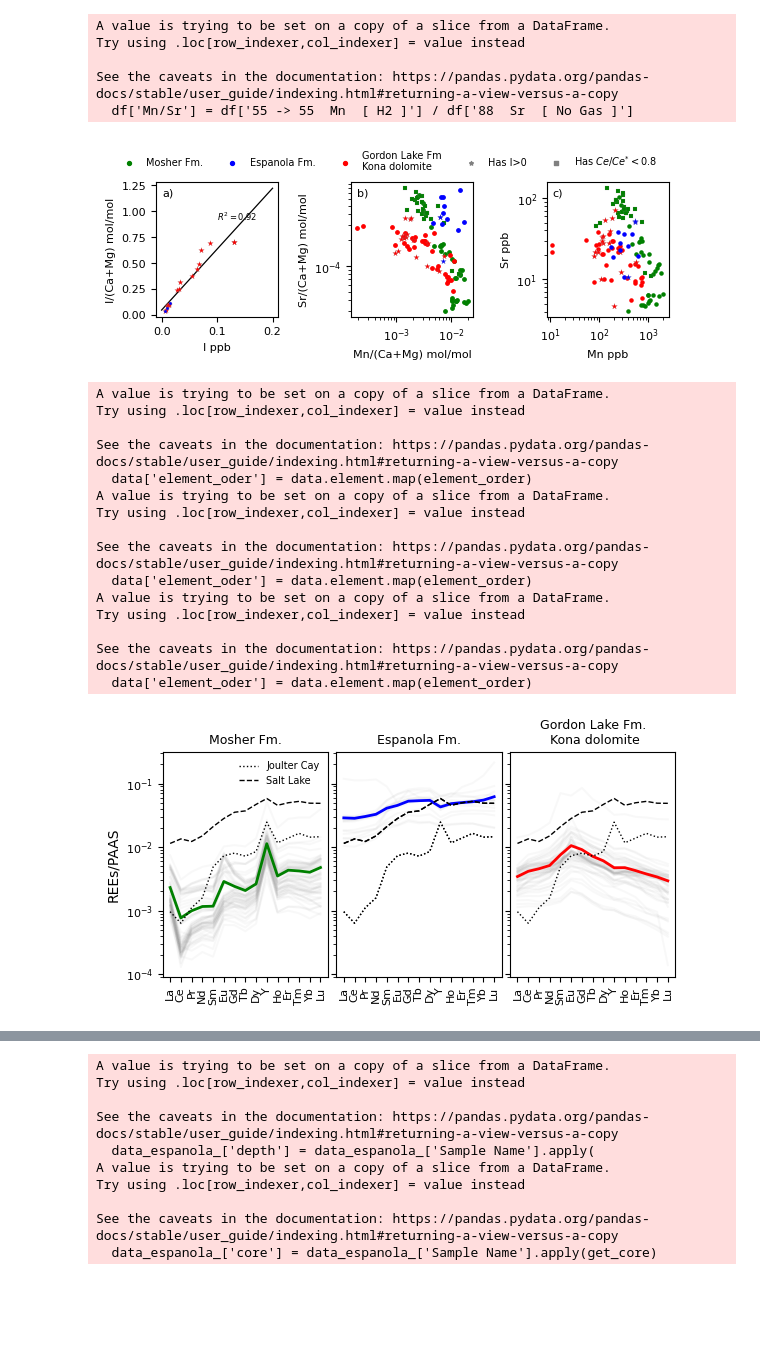
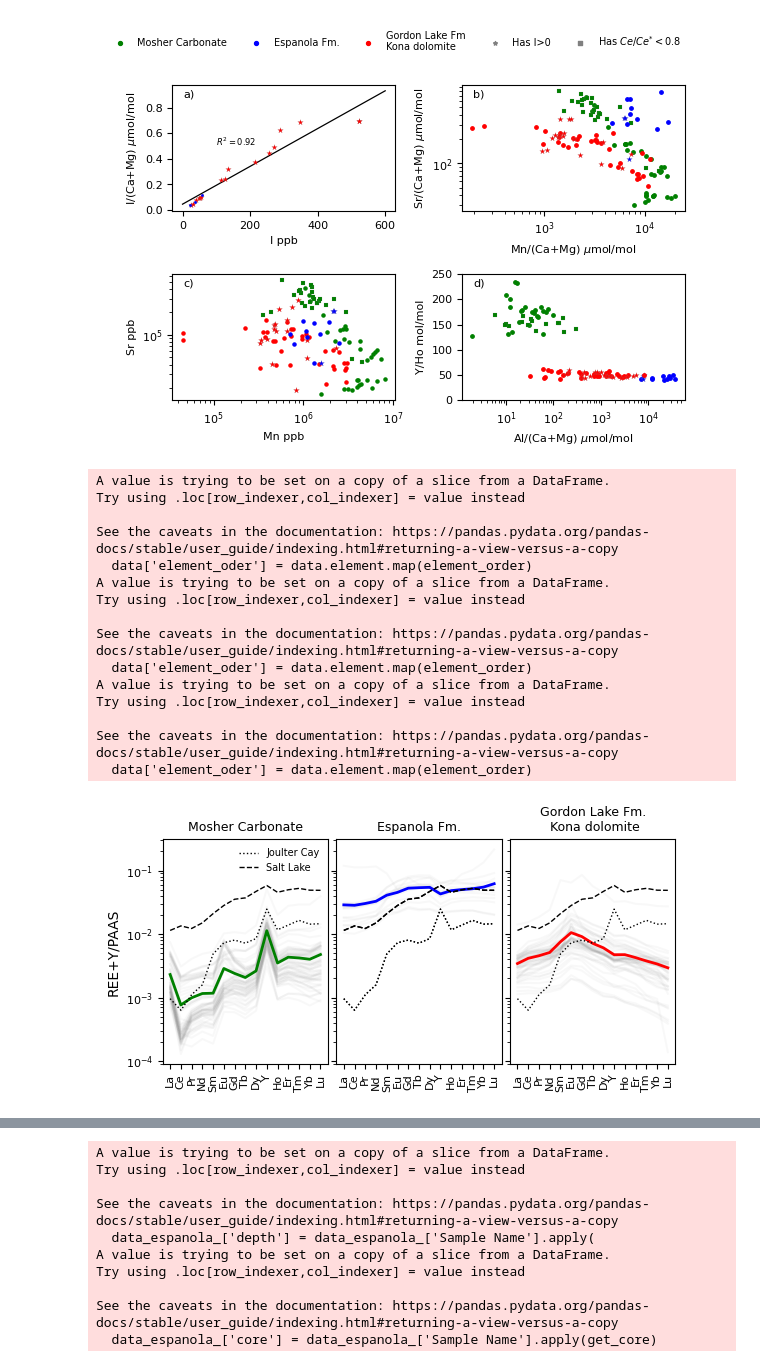
Before and after one commit to DanyIvan/Iodine_vs_cerium_anomalies_GOE, a Jupyter notebook: publication_plots.ipynb, the cells around one changed output, grey strips where cells are left out. Cells and saved outputs as stored; diff of their text form; code cells hidden in the pictures; blank space fills up the shorter version.

Commit message:
change units to micro mol/mol and include Y/Ho plot

```diff
--- a/publication_plots.ipynb
+++ b/publication_plots.ipynb
@@ -419,7 +415,7 @@ def I_vs_I():
     m = regress_params[0]
     b = regress_params[1]
     r2 = round(regress_params[2]**2, 2)
-    x_regress = np.linspace(0, 0.2, 34)
+    x_regress = np.linspace(0, 600, 40)
     y_regress = m*x_regress + b
 
     # plot i data
@@ -438,7 +434,7 @@ def I_vs_I():
         plt.scatter(x_, y_, color=colors[i], marker=markers[i], s=18, zorder=7,
                      edgecolor='gray', linewidth=0.1)
     plt.plot(x_regress, y_regress, color='k', zorder=0, lw=0.9)
-    plt.text(0.1, 0.91, r'$R^2=$' + str(r2), fontsize=6)
+    plt.text(100, 0.5, r'$R^2=$' + str(r2), fontsize=6)
 
 # variables included in cross plots
 vars = [
@@ -573,6 +569,7 @@ def plot_data(x, y, only_iodine=False, s=3):
         df['Mn/Sr'] = df['55 -> 55  Mn  [ H2 ]'] / df['88  Sr  [ No Gas ]']
         # convert to micro mol/mol
         df['I_mumol'] = df[I_str] * 1e6
+        df['Al_mumol'] = df['27  Al  [ No Gas ]'] * 1e6
         # for mosher samples plot data with and without ce anomalies with
         #  different markers
         if i ==0:
@@ -600,21 +597,22 @@ def plot_data(x, y, only_iodine=False, s=3):
 
 all_data['Mn/Sr'] = all_data['55 -> 55  Mn  [ H2 ]'] / all_data['88  Sr  [ No Gas ]']
 all_data['I_mumol'] = all_data[I_str] * 1e6
+all_data['Al_mumol'] = all_data['27  Al  [ No Gas ]'] * 1e6
 
 # included variables
 vars = ['d13c_sp', 'd18o_sp', 'I_mumol',
         # 'Mg/Ca',
-        'Mn/Sr',  '27  Al  [ No Gas ]',
+        'Mn/Sr',  'Al_mumol',
     'Ce_anomaly_geom', 'total_REE']
 
 # variable names
 names = [r'$\delta^{13}C$ ‰', r'$\delta^{18}O$ ‰', 'I/(Ca+Mg)\nµmol/mol',
     # 'Mg/Ca\nmol/mol',
-    'Mn/Sr\nmol/mol', 'Al/(Ca+Mg)\nmol/mol', r'$Ce/Ce^{*}$',
+    'Mn/Sr\nmol/mol', 'Al/(Ca+Mg)\nµmol/mol', r'$Ce/Ce^{*}$',
     r'$\sum \frac{REE}{Ca+Mg}$'+'\nmol/mol']
 
 # xlim and ylim for each variable
-lims = [(-13,10), (-25, -4), (0,0.8), (-50, 550), (1e-6,1), (0.4, 1.6), (1e-8, 1e-2)]
+lims = [(-13,10), (-25, -4), (0,0.8), (-50, 550), (0.1, 1e6), (0.4, 1.6), (1e-7, 1e-2)]
 
 # make cross plots
 for j, x in enumerate(vars):
@@ -626,7 +624,7 @@ for j, x in enumerate(vars):
             # make density plots in diagonal
             if i ==j:
                 #  use log scale for Al and total_REE
-                if x in ['27  Al  [ No Gas ]', 'total_REE']:
+                if x in ['Al_mumol', 'total_REE']:
                     sns.kdeplot(all_data[all_data['27  Al  [ No Gas ]']>0], x=x,
                         hue='formation', log_scale=True, fill=True,
                         palette=['b', 'r', 'g'], legend=0)
@@ -640,7 +638,7 @@ for j, x in enumerate(vars):
             # makes cross plots
             else:
                 #  use log scale for Al and total_REE
-                if y in ['27  Al  [ No Gas ]', 'total_REE']:
+                if y in ['Al_mumol', 'total_REE']:
                     plt.yscale('log')
                 plot_data(x, y)
             # apply lims
@@ -665,7 +663,7 @@ def make_handles(m,c,s, alpha=None, edgecolor=None, linewidth=None):
 handles = [make_handles("o","g", 8)] + [make_handles("o","b", 8)]  +\
     [make_handles("o","r", 8)] + [make_handles("*","gray", 8)] + [make_handles("s","gray", 8)]
 
-legend_labels =[ "Mosher Fm.", "Espanola Fm.", "Gordon Lake Fm\nKona dolomite",
+legend_labels =[ "Mosher Carbonate", "Espanola Fm.", "Gordon Lake Fm\nKona dolomite",
     "Has I>0",r'Has $Ce/Ce^{*} < 0.8$']
 
 plt.legend(handles, legend_labels, fontsize=8, frameon=0,
@@ -766,11 +764,10 @@ def Sr_vs_Mn_ppm():
                 linewidth=0.1)
 
 
-def plot_data(x, y, only_iodine=False, s=6):
+def plot_data(x, y, only_iodine=False, s=6, factorx=1, factory=1):
     '''Makes a cross plot'''
     df_list = [data_steep, data_espanola, data_gl]
     colors = ['g', 'b', 'r' ]
-    factor = 1e6 if y == I_str else 1
     for i, df in enumerate(df_list):
         df['Mn/Sr'] = df['55 -> 55  Mn  [ H2 ]'] / df['88  Sr  [ No Gas ]']
         df_iodine = df[df.has_iodine]
@@ -778,64 +775,69 @@ def plot_data(x, y, only_iodine=False, s=6):
         if i==0:
             df_neg = df[df.Ce_anomaly_geom < 0.8]
             df_no_neg = df[df.Ce_anomaly_geom >= 0.8]
-            plt.scatter(df_no_neg[x], df_no_neg[y],
+            plt.scatter(df_no_neg[x]*factorx, df_no_neg[y]*factory,
                     color=colors[i], s=s)
-            plt.scatter(df_neg[x], df_neg[y],
+            plt.scatter(df_neg[x]*factorx, df_neg[y]*factory,
                 color=colors[i], s=s*2, marker="s", edgecolor='gray', linewidth=0.1)
         else:
             if not only_iodine:
-                plt.scatter(df_no_iodine[x], df_no_iodine[y]*factor,
+                plt.scatter(df_no_iodine[x]*factorx, df_no_iodine[y]*factory,
                     color=colors[i], s=s)
-            plt.scatter(df_iodine[x], df_iodine[y]*factor,
+            plt.scatter(df_iodine[x]*factorx, df_iodine[y]*factory,
                 color=colors[i], s=s*3, marker='*', edgecolor='gray', linewidth=0.1)
 
-fig, axs = plt.subplots(1,3, figsize=(a4_x*0.8, a4_y*0.15))
+fig, axs = plt.subplots(2,2, figsize=(a4_x*0.8, a4_y*0.35))
 
-plt.sca(axs[0])
+plt.sca(axs[0][0])
 I_vs_I()
-axs[0].text(0.05, 0.9, str('a)'), transform=axs[0].transAxes, size=8)
+axs[0][0].text(0.05, 0.9, str('a)'), transform=axs[0][0].transAxes, size=8)
 plt.xlabel('I ppb', fontsize=8)
-plt.ylabel('I/(Ca+Mg) mol/mol', fontsize=8)
+plt.ylabel(r'I/(Ca+Mg) $\mu$mol/mol', fontsize=8)
 
-plt.sca(axs[1])
-plot_data('55 -> 55  Mn  [ H2 ]', '88  Sr  [ No Gas ]')
-plt.xlabel('Mn/(Ca+Mg) mol/mol', fontsize=8)
-plt.ylabel('Sr/(Ca+Mg) mol/mol', fontsize=8)
-axs[1].text(0.05, 0.9, str('b)'), transform=axs[1].transAxes, size=8)
+plt.sca(axs[0][1])
+plot_data('55 -> 55  Mn  [ H2 ]', '88  Sr  [ No Gas ]', factorx=1e6, factory=1e6)
+plt.xlabel('Mn/(Ca+Mg) $\mu$mol/mol', fontsize=8)
+plt.ylabel('Sr/(Ca+Mg) $\mu$mol/mol', fontsize=8)
+axs[0][1].text(0.05, 0.9, str('b)'), transform=axs[0][1].transAxes, size=8)
 plt.yscale('log')
 plt.xscale('log')
 
-plt.sca(axs[2])
+plt.sca(axs[1][0])
 Sr_vs_Mn_ppm()
-axs[2].text(0.05, 0.9, str('c)'), transform=axs[2].transAxes, size=8)
+axs[1][0].text(0.05, 0.9, str('c)'), transform=axs[1][0].transAxes, size=8)
 plt.xlabel('Mn ppb', fontsize=8)
 plt.ylabel('Sr ppb', fontsize=8)
 plt.yscale('log')
 plt.xscale('log')
 
+plt.sca(axs[1][1])
+plot_data(x='27  Al  [ No Gas ]', y='Y/Ho', factorx=1e6, factory=1)
+plt.xlabel('Al/(Ca+Mg) $\mu$mol/mol', fontsize=8)
+plt.ylabel('Y/Ho mol/mol', fontsize=8)
+plt.ylim([0, 250])
+axs[1][1].text(0.05, 0.9, str('d)'), transform=axs[1][1].transAxes, size=8)
+plt.xscale('log')
+# plt.xscale('log')
 
-plt.subplots_adjust(wspace=0.6, hspace=1)
+
+
+plt.subplots_adjust(wspace=0.3, hspace=0.5)
 
 def make_handles(m,c,s, alpha=None, edgecolor=None, linewidth=None):
         return plt.scatter([],[],marker=m, s=s, color=c, alpha=alpha,
              edgecolor=None, linewidth=None)
 handles = [make_handles("o","g", 8)] + [make_handles("o","b", 8)]  +\
     [make_handles("o","r", 8)] + [make_handles("*","gray", 8)] + [make_handles("s","gray", 8)]
 
-legend_labels =[ "Mosher Fm.", "Espanola Fm.", "Gordon Lake Fm\nKona dolomite",
+legend_labels =[ "Mosher Carbonate", "Espanola Fm.", "Gordon Lake Fm\nKona dolomite",
     "Has I>0",r'Has $Ce/Ce^{*} < 0.8$']
 
 plt.legend(handles, legend_labels, fontsize=7, frameon=0,
-    loc='upper center', ncol=5, bbox_to_anchor=(-1.3, 1.3))
+    loc='upper center', ncol=5, bbox_to_anchor=(-0.3, 3))
 
 plt.savefig('plots/cross_plots_additional.pdf',  bbox_inches='tight')
 # %% [output]
-A value is trying to be set on a copy of a slice from a DataFrame.
-Try using .loc[row_indexer,col_indexer] = value instead
-
-See the caveats in the documentation: https://pandas.pydata.org/pandas-docs/stable/user_guide/indexing.html#returning-a-view-versus-a-copy
-  df['Mn/Sr'] = df['55 -> 55  Mn  [ H2 ]'] / df['88  Sr  [ No Gas ]']
-[figure, old version]
+[figure, new version]
 # %%
 def get_REE_data(data, oxide_corrected=True):
     '''Gets REE/PAAS sample data'''
@@ -935,9 +937,9 @@ plt.plot(joulter_cays.element, joulter_cays_paas, color='k', lw=1, ls=':',
 plt.plot(salt_lake.element, salt_lake_paas, color='k', lw=1, ls='--',
     label='Salt Lake')
 plt.xticks( rotation=90)
-plt.ylabel('REEs/PAAS')
+plt.ylabel('REE+Y/PAAS')
 plt.legend(frameon=False, fontsize=7)
-plt.title('Mosher Fm.', fontsize=9)
+plt.title('Mosher Carbonate', fontsize=9)
 
 plt.sca(axs[1])
 plot_data('Espanola', 'b')
@@ -982,7 +984,7 @@ Try using .loc[row_indexer,col_indexer] = value instead
 
 See the caveats in the documentation: https://pandas.pydata.org/pandas-docs/stable/user_guide/indexing.html#returning-a-view-versus-a-copy
   data['element_oder'] = data.element.map(element_order)
-[figure, old version]
+[figure, new version]
 # %%
 # Make Iodine and Cerium anomalies plots across Earth's history
 
```
Also changed, not shown: parts of 11 cells of this notebook.
